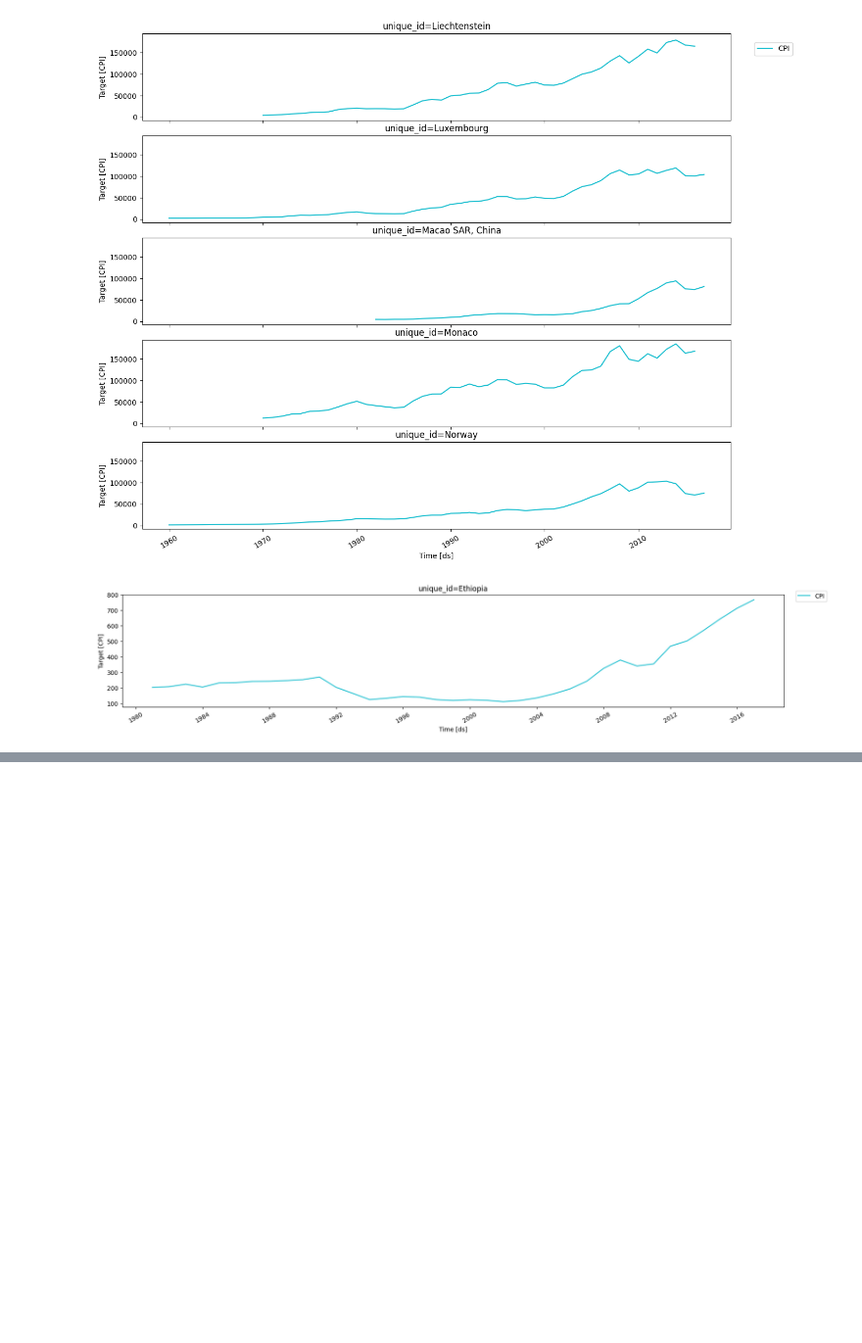
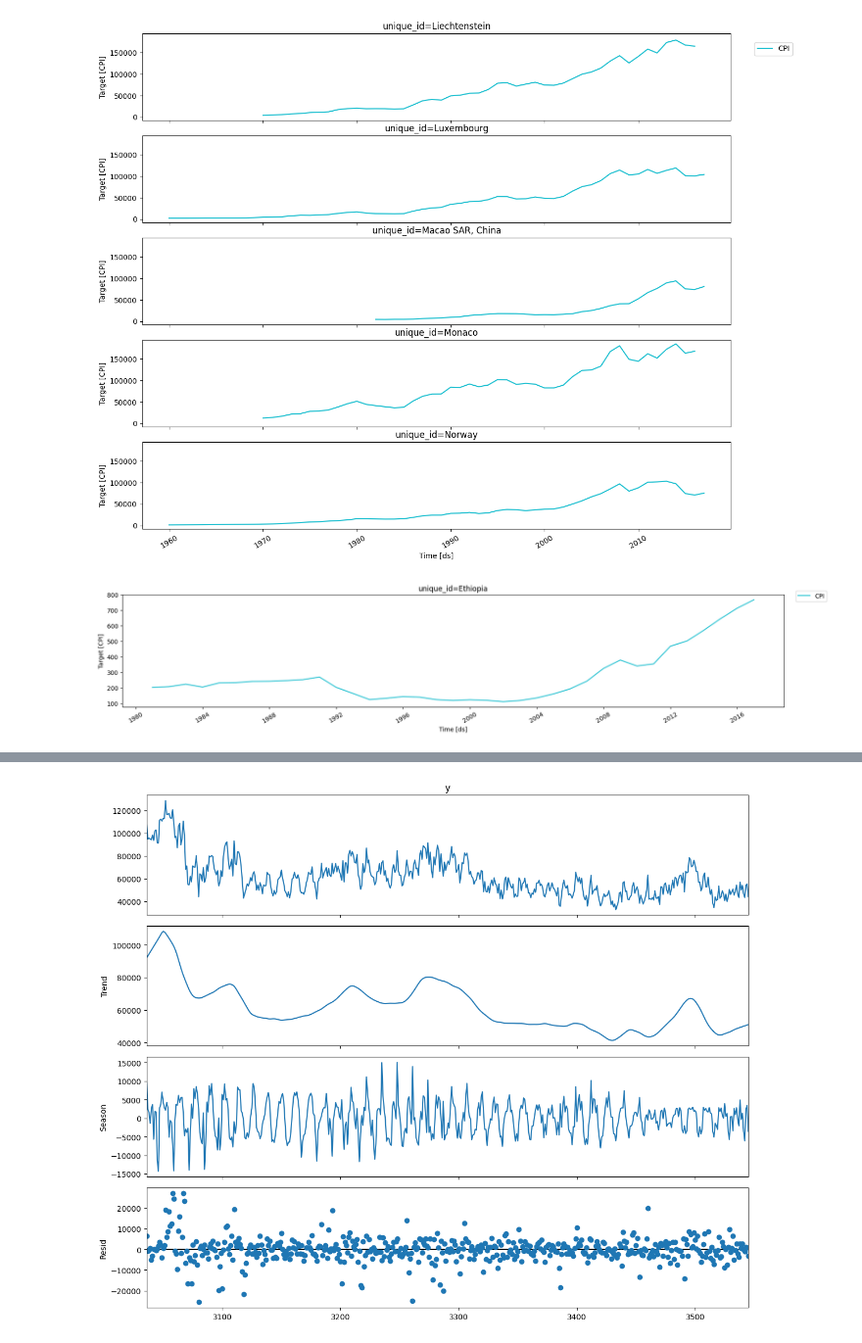
Before and after one commit to zamu-302/Time-series, a Jupyter notebook: Chapter3.ipynb, the cells around one changed output, grey strips where cells are left out. Shown at 98% size. Saved outputs shown, nothing was run; the diff lists cells and outputs as text; code cells hidden in the pictures; blank space fills up the shorter version.

```diff
--- a/Chapter3.ipynb
+++ b/Chapter3.ipynb
@@ -141,0 +181,12 @@ plot_series(ethio_CPI,target_col='CPI')
+# %%
+from statsmodels.tsa.seasonal import STL
+stl=STL(vic_bull_df['y'],period=13,robust=True)
+res=stl.fit()
+
+fig=res.plot()
+fig.set_size_inches(12,10)
+
+plt.tight_layout()
+plt.show()
+# %% [output]
+[figure, added]
```
Also changed, not shown: parts of 8 cells of this notebook, 1 other file.
